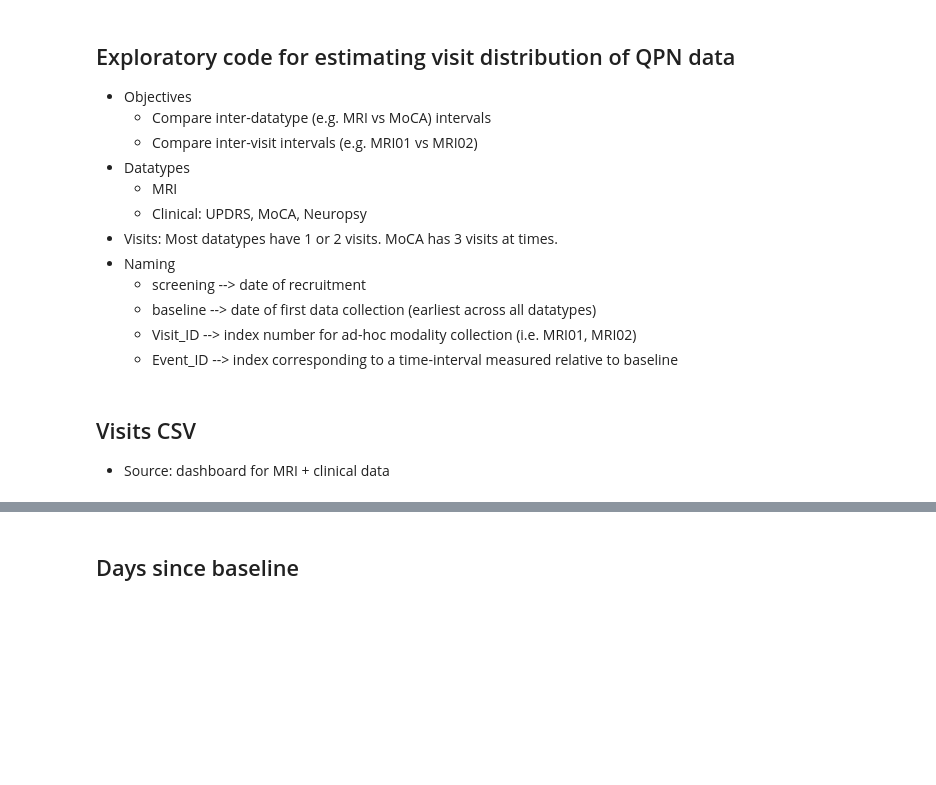
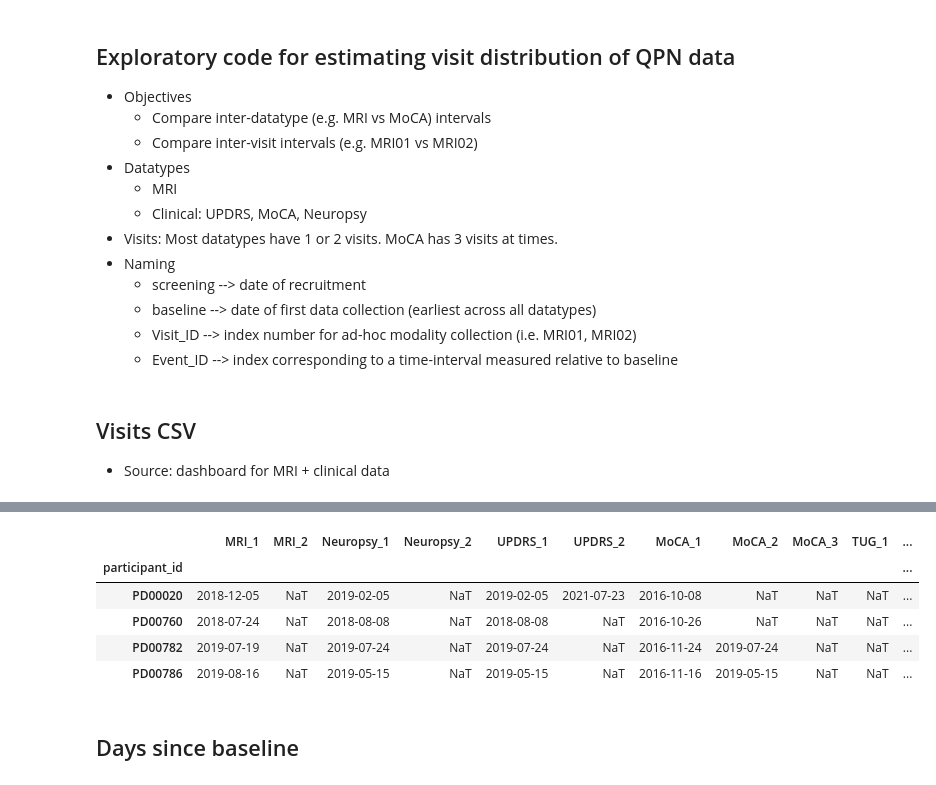
Before and after one commit to nipoppy/nipoppy, a Jupyter notebook: notebooks/visits.ipynb, the cells around one changed output, grey strips where cells are left out. Cells and saved outputs as stored; diff of their text form; code cells hidden in the pictures; blank space fills up the shorter version.

```diff
--- a/notebooks/visits.ipynb
+++ b/notebooks/visits.ipynb
@@ -63,3 +79,12 @@ visits_df.describe()
+# %%
+visits_df[visits_df["baseline"] < '2017-01-01']
+# %% [output]
+|  | MRI_1 | MRI_2 | Neuropsy_1 | Neuropsy_2 | UPDRS_1 | UPDRS_2 | MoCA_1 | MoCA_2 | MoCA_3 | TUG_1 | ... |
+| participant_id |  |  |  |  |  |  |  |  |  |  | ... |
+| PD00020 | 2018-12-05 | NaT | 2019-02-05 | NaT | 2019-02-05 | 2021-07-23 | 2016-10-08 | NaT | NaT | NaT | ... |
+| PD00760 | 2018-07-24 | NaT | 2018-08-08 | NaT | 2018-08-08 | NaT | 2016-10-26 | NaT | NaT | NaT | ... |
+| PD00782 | 2019-07-19 | NaT | 2019-07-24 | NaT | 2019-07-24 | NaT | 2016-11-24 | 2019-07-24 | NaT | NaT | ... |
+| PD00786 | 2019-08-16 | NaT | 2019-05-15 | NaT | 2019-05-15 | NaT | 2016-11-16 | 2019-05-15 | NaT | NaT | ... |
 # %% [markdown]
 ## Days since baseline
 # %%
```
Also changed, not shown: parts of 2 cells of this notebook, 2 other files.
